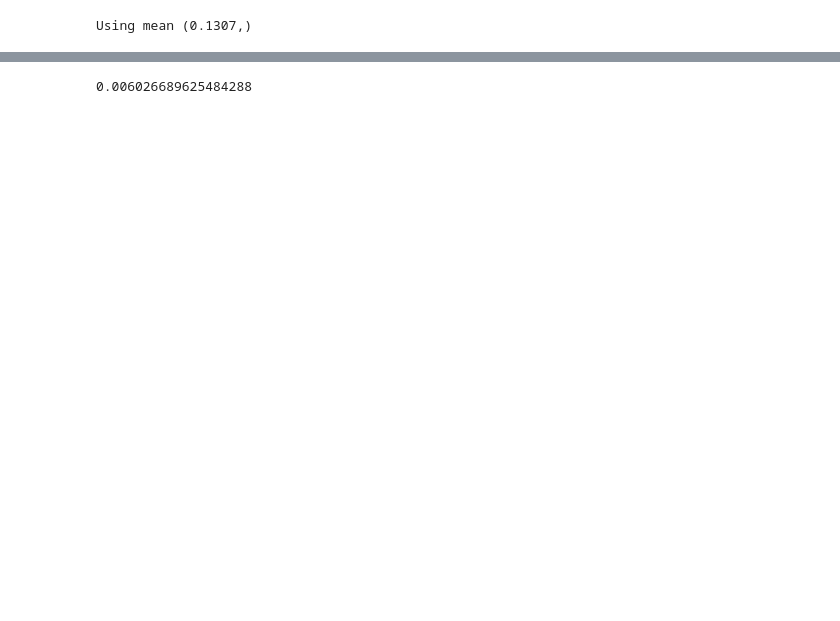
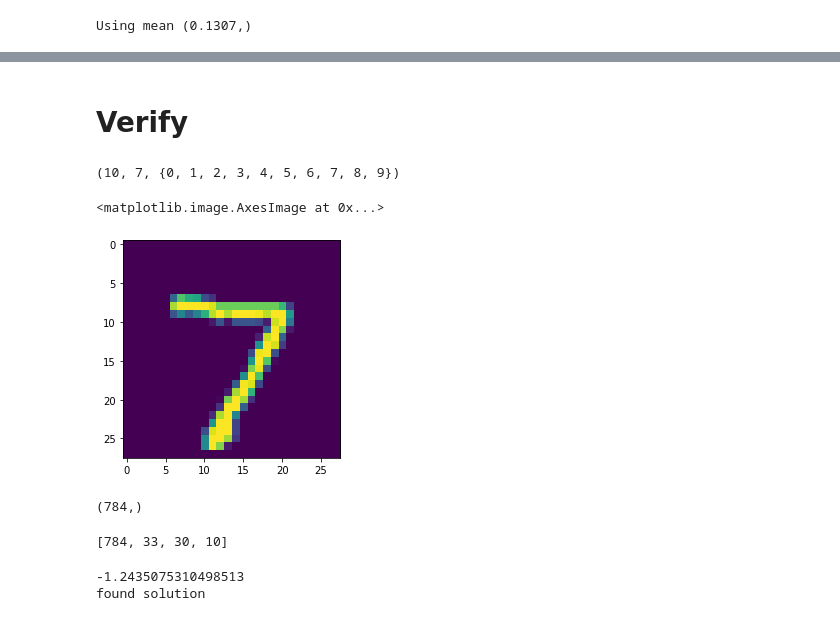
Before and after one commit to stephen016/SparseNetwork-Verification, a Jupyter notebook: notebook/Exp.ipynb, the cells around one changed output, grey strips where cells are left out. Cells and saved outputs as stored; diff of their text form; code cells hidden in the pictures; blank space fills up the shorter version.

```diff
--- a/notebook/Exp.ipynb
+++ b/notebook/Exp.ipynb
@@ -45,19 +47,20 @@ arguments.device = "cuda"
 
 # define arguments for model
 #arguments.model = "ResNet18" # ResNet not supported for structured
-arguments.model = "LeNet5"
-arguments.hidden_dim = None
+arguments.model = "MLP3"
+arguments.hidden_dim = 64
 #arguments.input_dim = None # for ResNet
-arguments.input_dim = (1,1,1) # for LeNet5
+#arguments.input_dim = (1,1,1) # for LeNet5
+arguments.input_dim = (28,28) # for MNIST
 arguments.output_dim = 10
 arguments.disable_masking = 1 # 0 for disable mask, 1 for mask (unstructured)
 arguments.track_weights = 0
 arguments.enable_rewinding = 0
 arguments.growing_rate = 0.0000
-arguments.outer_layer_pruning = 1
+arguments.outer_layer_pruning = 0
 # arguments.prune_criterion = "SNIPit"  # unstructured
 
-arguments.prune_criterion = "SNAPitDuring" # or SNAPit ... # structured
+arguments.prune_criterion = "SNAPit" # or SNAPit ... # structured
 arguments.l0 = 0
 arguments.l0_reg = 1.0
 arguments.l1_reg = 0
@@ -69,7 +72,7 @@ arguments.beta_ema = 0.999
 
 
 # define arguments for criterion
-arguments.pruning_limit = 0.7
+arguments.pruning_limit = 0.5
 arguments.snip_steps = 6
 
 # not pre-trained model
@@ -97,7 +100,7 @@ arguments.save_freq = 1e6
 arguments.eval = 0
 arguments.train_scheme = "DefaultTrainer"
 arguments.seed = 1234
-arguments.epochs = 10
+arguments.epochs = 5
 
 arguments.grad_noise = 0
 arguments.grad_clip =10
@@ -296,12 +275,6 @@ torch.Size([10, 7])
 torch.Size([10])
-# %%
-# for unstructured calculating sparsity
-zero=0
-non_zero=0
-for weight in model.mask.values():
-    zero += torch.sum(weight==0).item()
-    non_zero += torch.sum(weight!=0).item()
-
-print(zero/(zero+non_zero))
-# %% [output]
-0.006026689625484288
+# %% [markdown]
+# Verify
+# %%
+img,label=next(iter(test_loader))
+img_test = img[0].squeeze().to(device)
@@ -307,0 +286,16 @@ print(zero/(zero+non_zero))
+# %%
+num_classes,c,other_classes
+# %% [output]
+(10, 7, {0, 1, 2, 3, 4, 5, 6, 7, 8, 9})
+# %%
+img=img_test.cpu().numpy()
+import matplotlib.pyplot as plt
+plt.imshow(img)
+# %% [output]
+<matplotlib.image.AxesImage at 0x...>
+[figure, added]
+# %%
+img_test = img_test.cpu().numpy().reshape(-1)
+print(img_test.shape)
+# %% [output]
+(784,)
@@ -307,0 +310,9 @@ print(zero/(zero+non_zero))
+# %%
+shapes=[]
+for i in range(num_layers):
+    shapes.append(U[i].shape[0])
+    # add output shape
+shapes.append(num_classes)
+print(shapes)
+# %% [output]
+[784, 33, 30, 10]
@@ -307,0 +341,16 @@ print(zero/(zero+non_zero))
+# %%
+from tqdm.auto import tqdm
+for other in tqdm(other_classes):
+    problem = cp.Problem(objective=cp.Minimize(Y[-1][c]-Y[-1][other]),
+                            constraints = constraints+[cp.atoms.norm_inf(img_test-X_hat[0]) <= eps,
+                                                     #cp.norm2(X_hat[0]-img_test)<=eps,
+                                                       Y[-1]== W[-1]@Y[-2]+b[-1]]
+                        )
+    opt = problem.solve('MOSEK')
+    print(opt)
+    if opt<0:
+        print('found solution')
+        break
+# %% [output]
+-1.2435075310498513
+found solution
```
Also changed, not shown: parts of 17 cells of this notebook.
